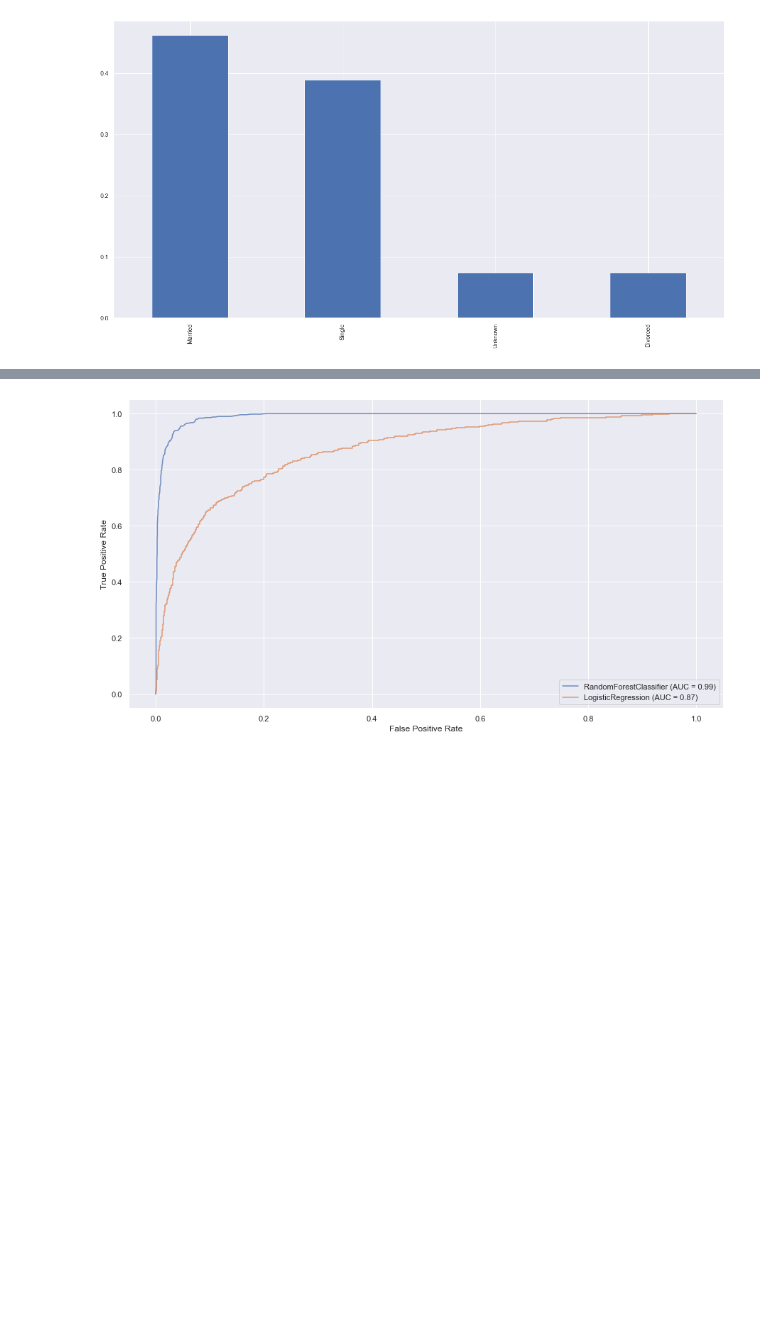
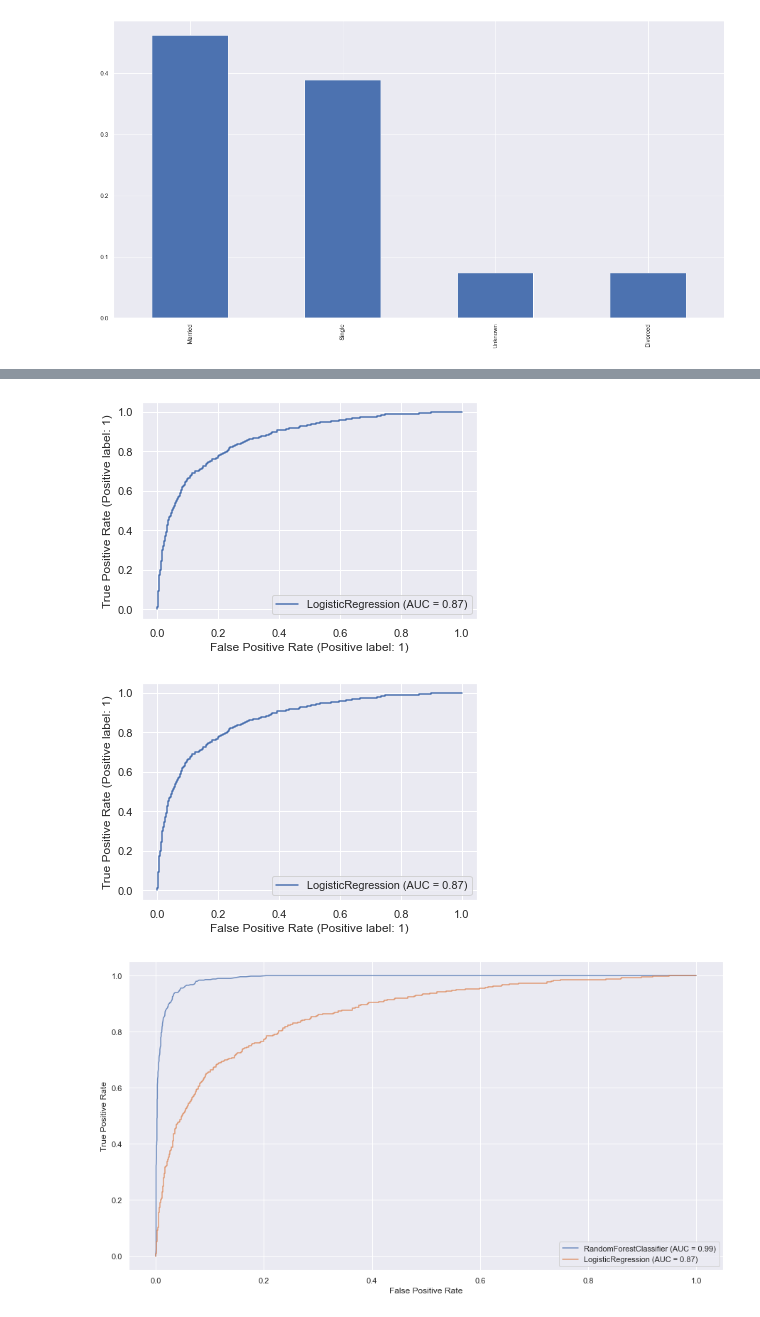
Before and after one commit to fabioba/churn_project, a Jupyter notebook: churn_notebook.ipynb, the cells around one changed output, grey strips where cells are left out. Drawn from its saved outputs; the diff is of its cells as text; code cells hidden in the pictures; blank space fills up the shorter version.

```diff
--- a/churn_notebook.ipynb
+++ b/churn_notebook.ipynb
@@ -252,3 +256,11 @@ lrc_plot.figure.fig_save('images/eda/ok.png')
+# %%
+lrc_plot = RocCurveDisplay.from_estimator(lrc, X_test, y_test)
+lrc_plot.plot()
+
+plt.savefig('images/eda/ok.png')
+# %% [output]
+[figure, added]
+[figure, added]
 # %%
 # plots
 plt.figure(figsize=(15, 8))
```
Also changed, not shown: parts of 6 cells of this notebook, 12 other files.
